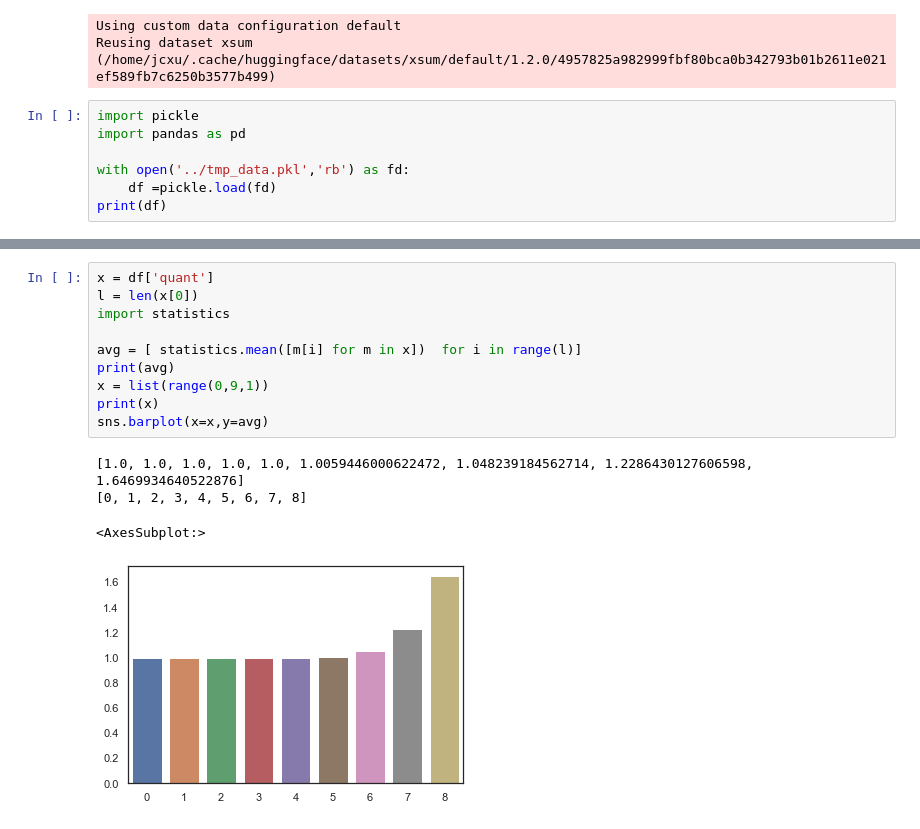
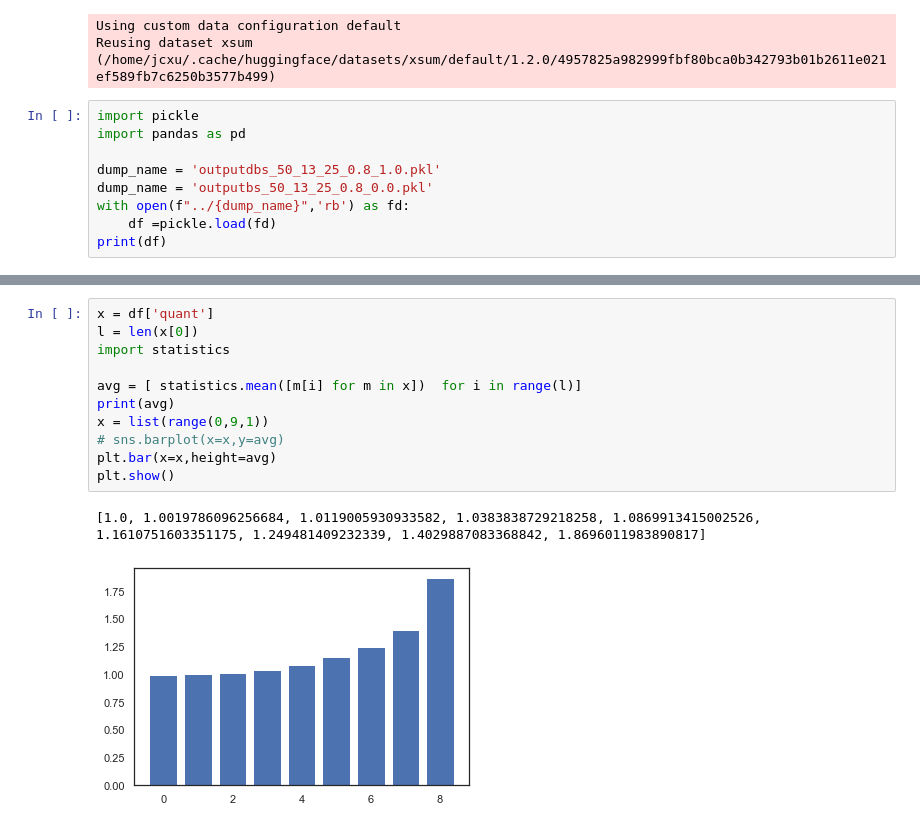
Before and after one commit to jiacheng-xu/lattice-generation, a Jupyter notebook: notebooks/model_score.ipynb, the cells around one changed output, grey strips where cells are left out. Cells and saved outputs as stored; diff of their text form.

```diff
--- a/notebooks/model_score.ipynb
+++ b/notebooks/model_score.ipynb
@@ -30,7 +30,9 @@ Reusing dataset xsum (/home/jcxu/.cache/huggingface/datasets/xsum/default/1.2.0/
 import pickle
 import pandas as pd
 
-with open('../tmp_data.pkl','rb') as fd:
+dump_name = 'outputdbs_50_13_25_0.8_1.0.pkl'
+dump_name = 'outputbs_50_13_25_0.8_0.0.pkl'
+with open(f"../{dump_name}",'rb') as fd:
     df =pickle.load(fd)
 print(df)
 # %% [output]
@@ -71,15 +93,14 @@ g.plot_joint(sns.scatterplot,
 # %%
 x = df['quant']
 l = len(x[0])
 import statistics
 
 avg = [ statistics.mean([m[i] for m in x])  for i in range(l)]
 print(avg)
 x = list(range(0,9,1))
-print(x)
-sns.barplot(x=x,y=avg)
+# sns.barplot(x=x,y=avg)
+plt.bar(x=x,height=avg)
+plt.show()
 # %% [output]
-[1.0, 1.0, 1.0, 1.0, 1.0, 1.0059446000622472, 1.048239184562714, 1.2286430127606598, 1.6469934640522876]
-[0, 1, 2, 3, 4, 5, 6, 7, 8]
+[1.0, 1.0019786096256684, 1.0119005930933582, 1.0383838729218258, 1.0869913415002526, 1.1610751603351175, 1.249481409232339, 1.4029887083368842, 1.8696011983890817]
-<AxesSubplot:>
-[figure, old version]
+[figure, new version]
```
Also changed, not shown: parts of 3 cells of this notebook, 6 other files.
